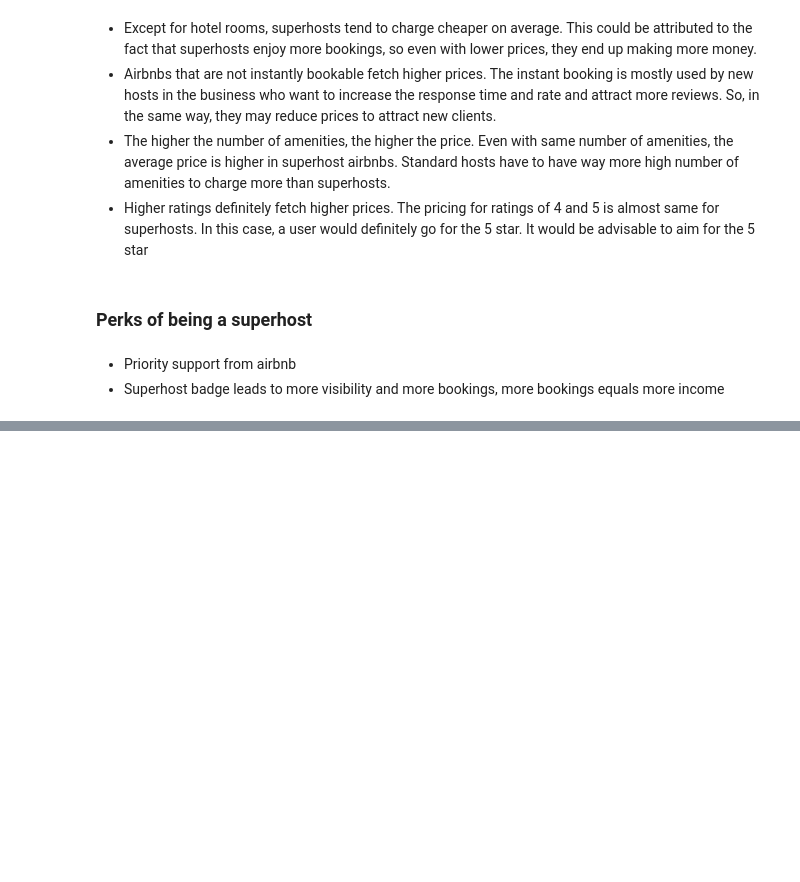
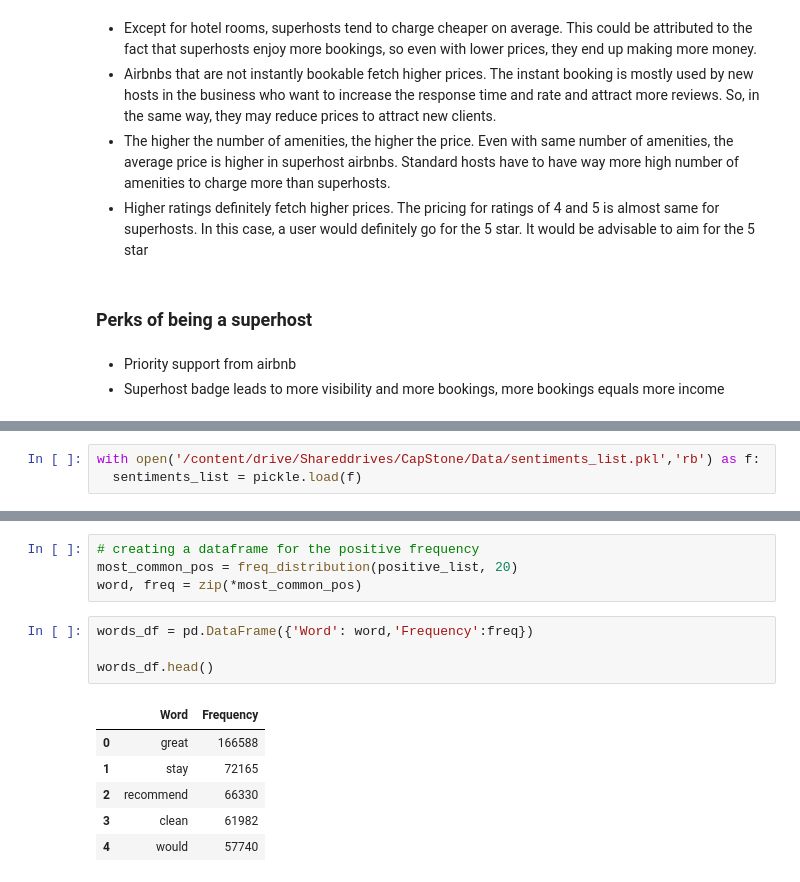
Before and after one commit to Nickimani/Airbnb_Project, a Jupyter notebook: Airbnb_Notebook.ipynb, the cells around one changed output, grey strips where cells are left out. Drawn from its saved outputs; the diff is of its cells as text; blank space fills up the shorter version.

```diff
--- a/Airbnb_Notebook.ipynb
+++ b/Airbnb_Notebook.ipynb
@@ -909,0 +1000,3 @@ plt.show()
+# %%
+with open('/content/drive/Shareddrives/CapStone/Data/sentiments_list.pkl','rb') as f:
+  sentiments_list = pickle.load(f)
@@ -909,0 +1142,15 @@ plt.show()
+# %%
+# creating a dataframe for the positive frequency
+most_common_pos = freq_distribution(positive_list, 20)
+word, freq = zip(*most_common_pos)
+# %%
+words_df = pd.DataFrame({'Word': word,'Frequency':freq})
+
+words_df.head()
+# %% [output]
+|  | Word | Frequency |
+| 0 | great | 166588 |
+| 1 | stay | 72165 |
+| 2 | recommend | 66330 |
+| 3 | clean | 61982 |
+| 4 | would | 57740 |
```
Also changed, not shown: parts of 32 cells of this notebook.
